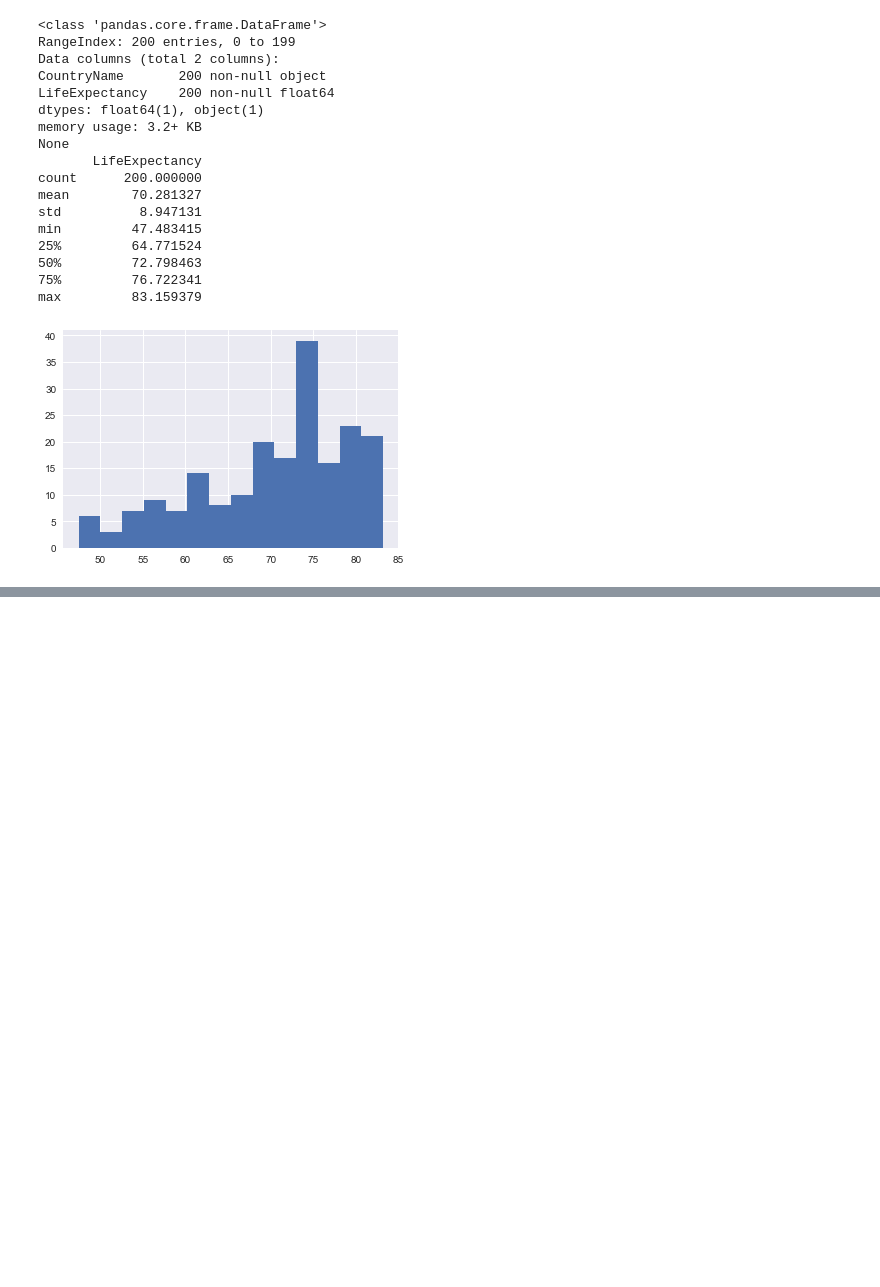
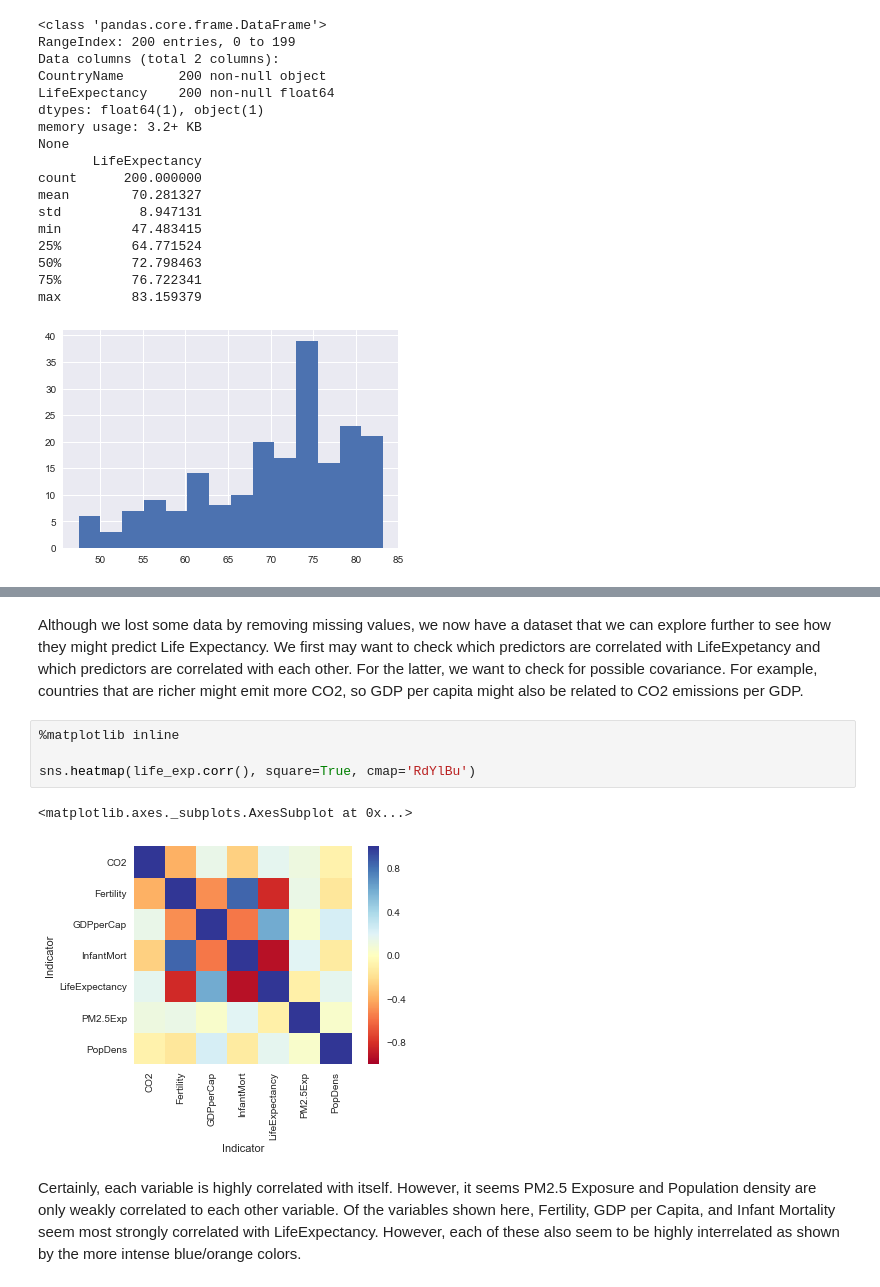
Before and after one commit to aawiegel/World-Dev-Indicators, a Jupyter notebook: WorldDevLifeExpectancy.ipynb, the cells around one changed output, grey strips where cells are left out. Drawn from its saved outputs; the diff is of its cells as text; blank space fills up the shorter version.

Commit message:
predictors

```diff
--- a/WorldDevLifeExpectancy.ipynb
+++ b/WorldDevLifeExpectancy.ipynb
@@ -143,0 +254,11 @@ max         83.159379
+# %% [markdown]
+Although we lost some data by removing missing values, we now have a dataset that we can explore further to see how they might predict Life Expectancy. We first may want to check which predictors are correlated with LifeExpetancy and which predictors are correlated with each other. For the latter, we want to check for possible covariance. For example, countries that are richer might emit more CO2, so GDP per capita might also be related to CO2 emissions per GDP.
+# %%
+%matplotlib inline
+
+sns.heatmap(life_exp.corr(), square=True, cmap='RdYlBu')
+# %% [output]
+<matplotlib.axes._subplots.AxesSubplot at 0x...>
+[figure, added]
+# %% [markdown]
+Certainly, each variable is highly correlated with itself. However, it seems PM2.5 Exposure and Population density are only weakly correlated to each other variable. Of the variables shown here, Fertility, GDP per Capita, and Infant Mortality seem most strongly correlated with LifeExpectancy. However, each of these also seem to be highly interrelated as shown by the more intense blue/orange colors.
```
Also changed, not shown: parts of 6 cells of this notebook.
